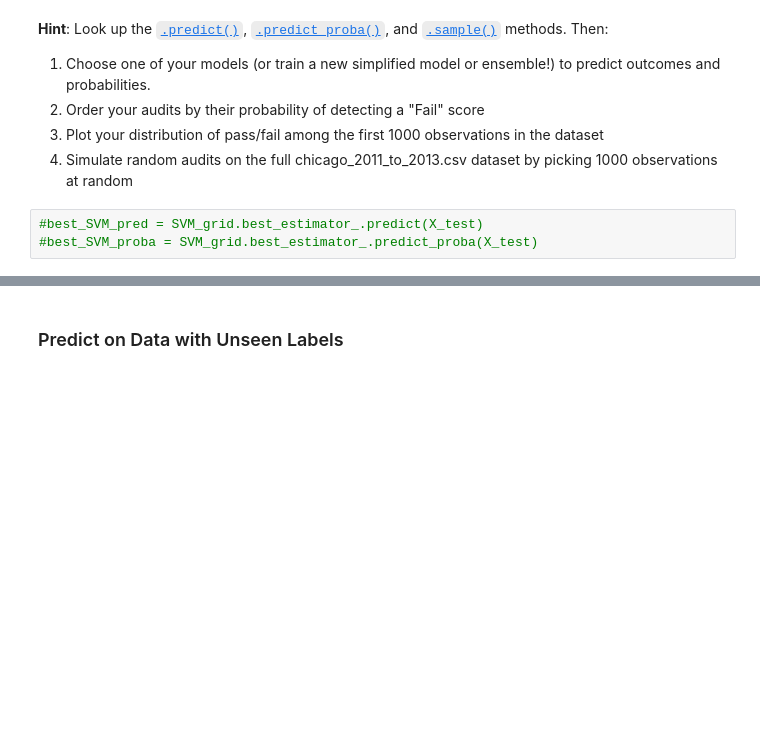
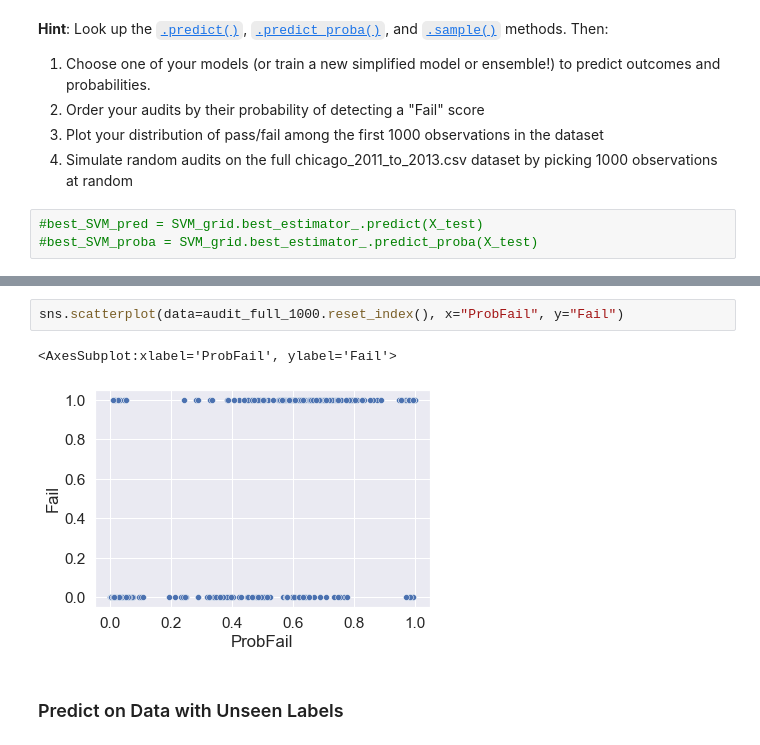
Before and after one commit to annettegailliot/CSS_Project3_Team7_Fall2022, a Jupyter notebook: Project 3 Students.ipynb, the cells around one changed output, grey strips where cells are left out. Cells and saved outputs as stored; diff of their text form; blank space fills up the shorter version.

```diff
--- a/Project 3 Students.ipynb
+++ b/Project 3 Students.ipynb
@@ -434,2 +545,7 @@ plt.show()
+# %%
+sns.scatterplot(data=audit_full_1000.reset_index(), x="ProbFail", y="Fail")
+# %% [output]
+<AxesSubplot:xlabel='ProbFail', ylabel='Fail'>
+[figure, added]
 # %% [markdown]
 ### Predict on Data with Unseen Labels
```
Also changed, not shown: parts of 12 cells of this notebook, 1 other file.
